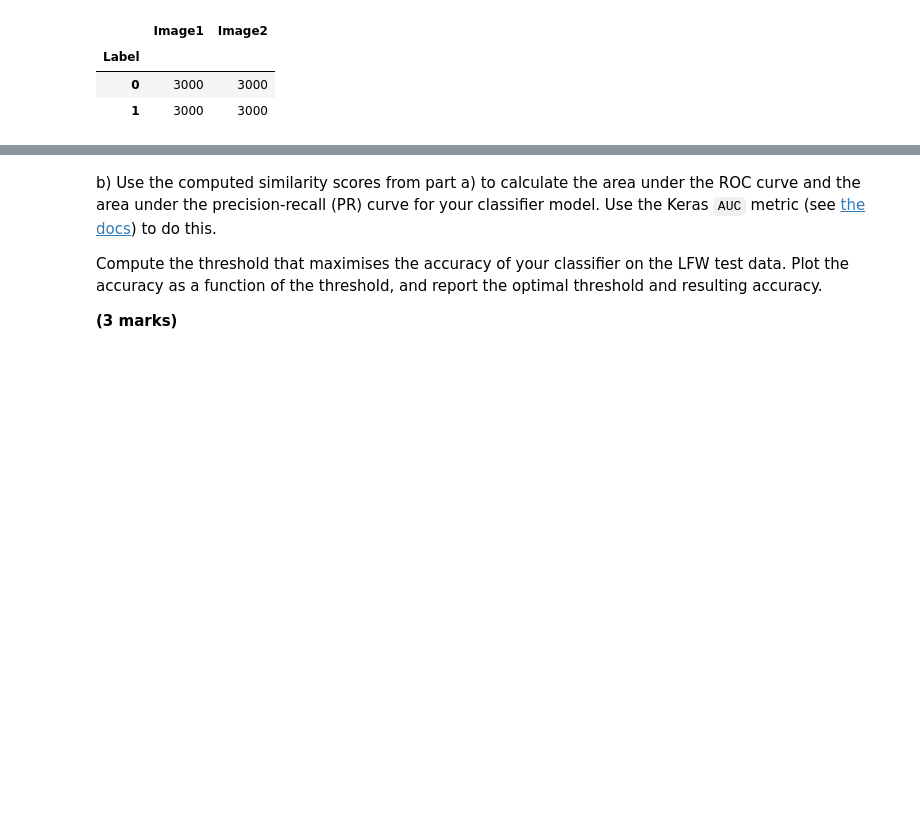
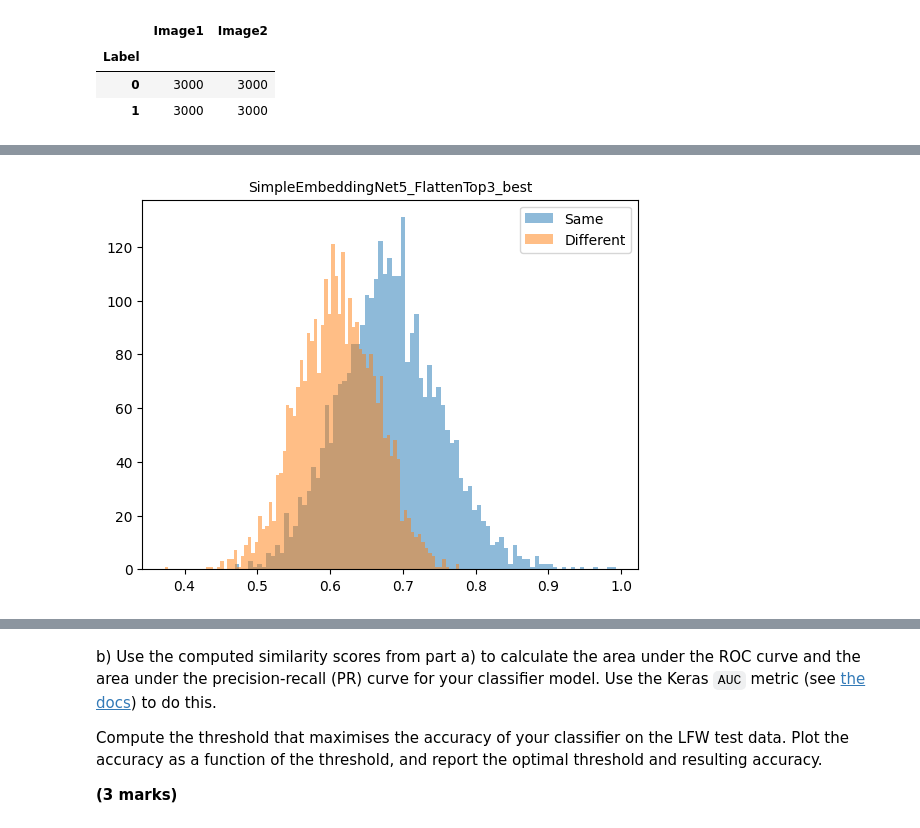
Before and after one commit to ariana-ch/cw1, a Jupyter notebook: CW1/assessment_backup.ipynb, the cells around one changed output, grey strips where cells are left out. Saved outputs shown, nothing was run; the diff lists cells and outputs as text; code cells hidden in the pictures; blank space fills up the shorter version.

```diff
--- a/CW1/assessment_backup.ipynb
+++ b/CW1/assessment_backup.ipynb
@@ -2503,8 +2510,8 @@ def get_lfiw_cosine_similarities(model: keras.Model, dataloader: torch.utils.dat
     return df
 # %%
 def plot_lfiw_cosine_similarities(df, model_name):
-    plt.hist(df[df.label==1].cos_similarity, label='Same', alpha=0.5, bins=100)
-    plt.hist(df[df.label==0].cos_similarity, label='Different', alpha=0.5, bins=100)
+    plt.hist(df[df.label==1].cos_similarity, label='Same', alpha=0.5, bins=85)
+    plt.hist(df[df.label==0].cos_similarity, label='Different', alpha=0.5, bins=85)
     plt.legend()
     plt.title(model_name, fontdict=dict(size=10))
     plt.show()
@@ -2514,7 +2521,7 @@ batch = next(iter(lfiw_dl))
 # name, model = get_simple_embedding_5_flat_top(False)
 # model.load_weights('models_backup/SimpleEmbeddingNetV2_6_FlattenTop.weights.h5')
 # batch = next(iter(lfiw_dl))
-name, model = get_simple_embedding_5_flat_top(False)
+name, model = get_simple_embedding_5_flat_top3(True)
 # name, model = get_simple_embedding_6_flat_top(False)
 # model.load_weights('models_backup/SimpleEmbeddingNetV2_6_FlattenTop.weights.h5')
 df = get_lfiw_cosine_similarities(model=model, dataloader=None, batch=batch)
@@ -2524,3 +2531,4 @@ NameError: name 'get_simple_embedding_5_flat_top' is not defined
+[figure, added]
 # %%
 df.groupby(['label']).describe().T.round(3)
 # %% [output]
```
Also changed, not shown: parts of 21 cells of this notebook, 3 other files.
